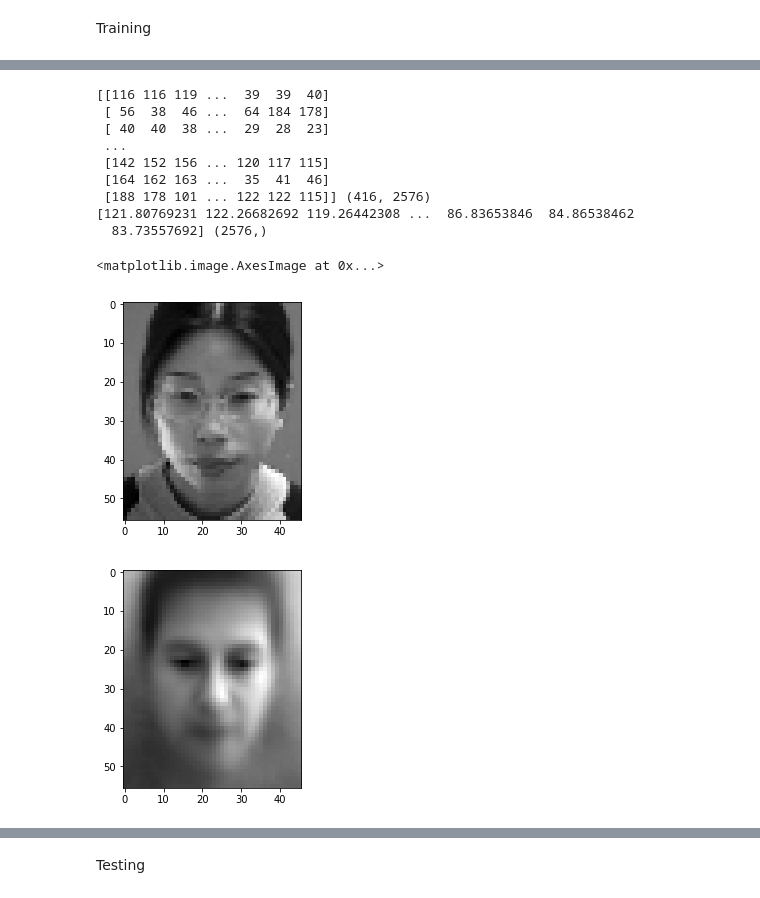
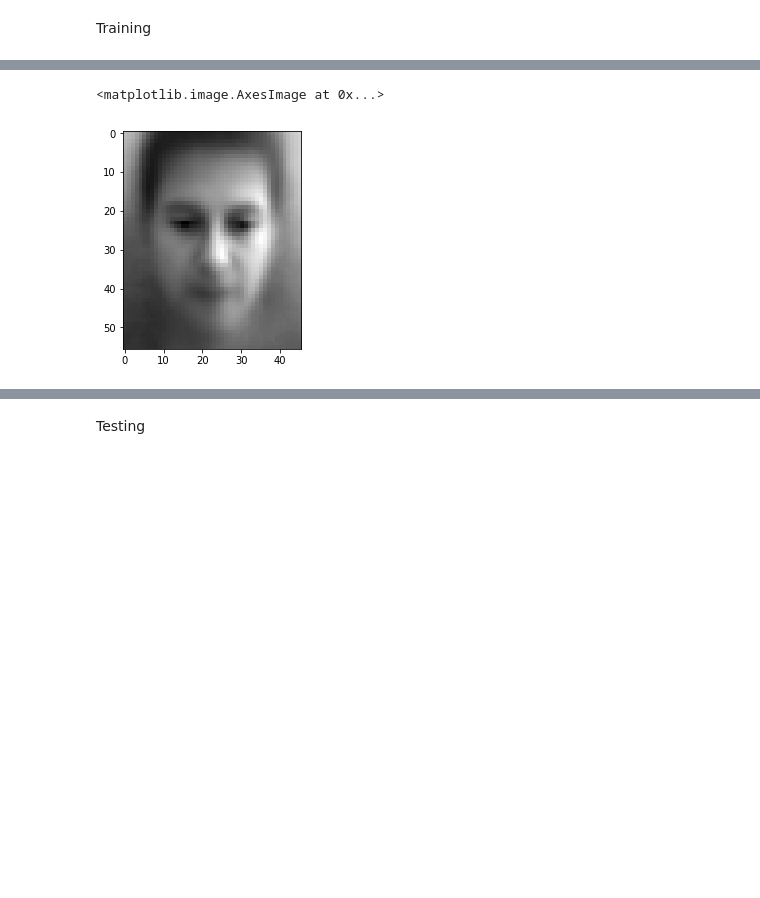
Before and after one commit to Karcsi127/patterrec1, a Jupyter notebook: exercise1.ipynb, the cells around one changed output, grey strips where cells are left out. Cells and saved outputs as stored; diff of their text form; code cells hidden in the pictures; blank space fills up the shorter version.

```diff
--- a/exercise1.ipynb
+++ b/exercise1.ipynb
@@ -110,31 +69,17 @@ plt.imshow(np.reshape(faces_transposed[100, :2576], (46,56)).T, cmap = 'gist_gra
 # %%
-# Now let's start image recognition by PCA
+# Now let's start training our image recognition PCA algorithm
 # We have face images that are CENTERED and they are of the SAME SIZE (needed for PCA)
 # They are normalised for SCALE, ORIENTATION and TRANSLATION
 
-# First, we only need the training face set without the labels
-# Images are represented as rows of the array 'pca_train'
+# First, we only need the training and testing set without the labels
+# Images are represented as rows
 pca_train = training [:, :2576]
 pca_test = test [:, :2576]
-print (pca_train, pca_train.shape)
-plt.imshow(np.reshape(pca_train[0, :], (46,56)).T, cmap = 'gist_gray') # show the first face image
 
-# Let's compute the average face vector
+# Let's compute the mean face image
 avg_face = np.mean(pca_train, axis=0)
-print (avg_face, avg_face.shape)
-plt.figure()
 plt.imshow(np.reshape(avg_face, (46,56)).T, cmap = 'gist_gray')
 # %% [output]
-[[116 116 119 ...  39  39  40]
- [ 56  38  46 ...  64 184 178]
- [ 40  40  38 ...  29  28  23]
- ...
- [142 152 156 ... 120 117 115]
- [164 162 163 ...  35  41  46]
- [188 178 101 ... 122 122 115]] (416, 2576)
-[121.80769231 122.26682692 119.26442308 ...  86.83653846  84.86538462
-  83.73557692] (2576,)
+<matplotlib.image.AxesImage at 0x...>
-<matplotlib.image.AxesImage at 0x...>
-[figure, old version]
+[figure, new version]
-[figure, removed]
 # %%
```
Also changed, not shown: parts of 23 cells of this notebook.
